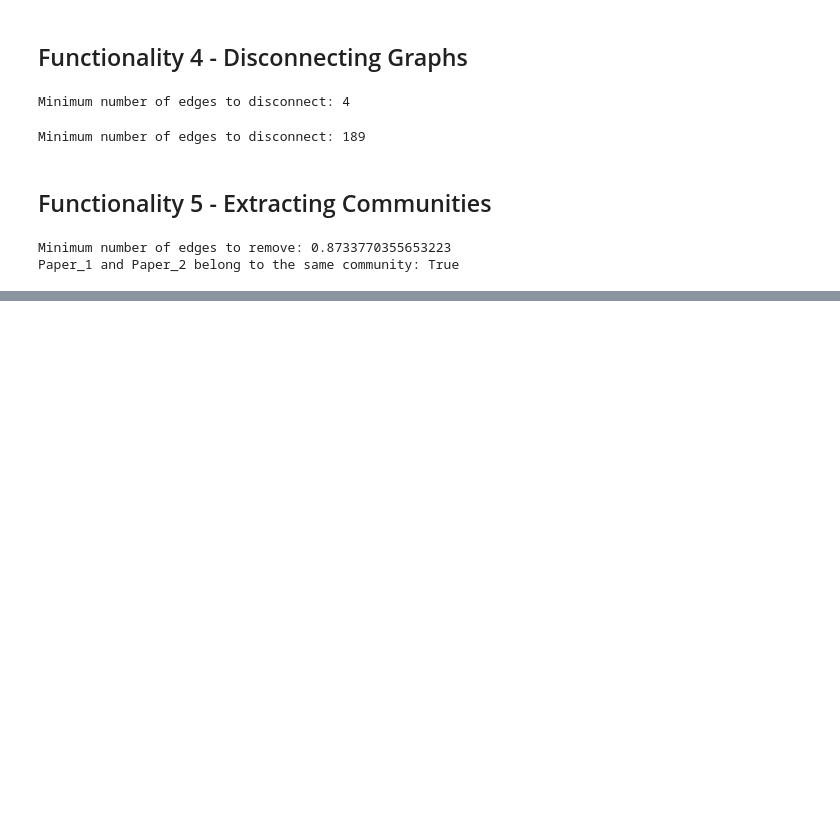
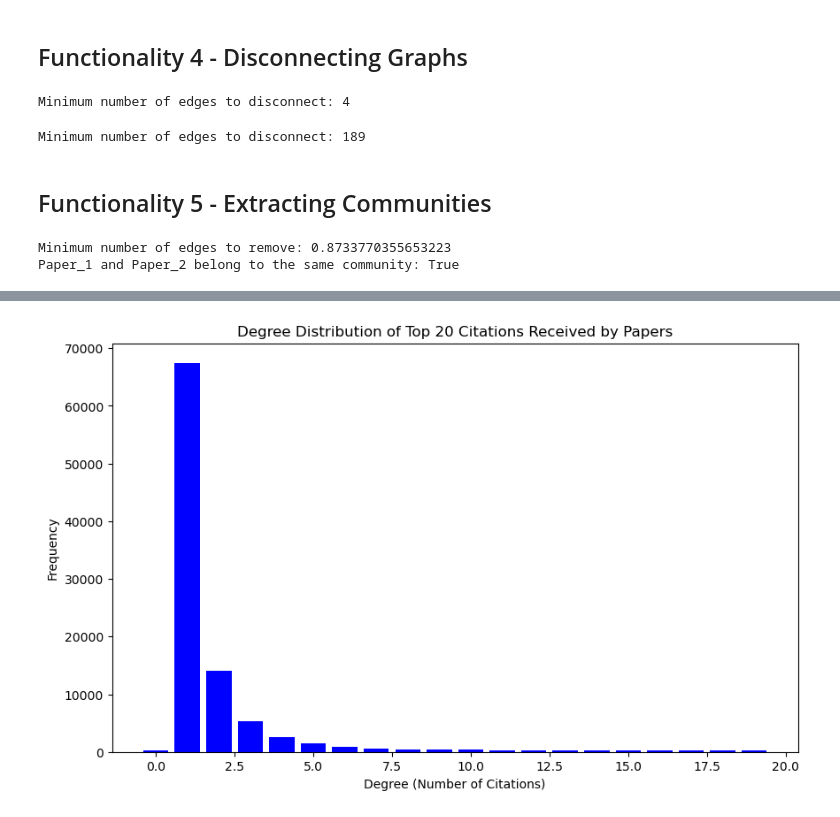
Before and after one commit to armanfeili/ADM-HW5, a Jupyter notebook: notebook 5.ipynb, the cells around one changed output, grey strips where cells are left out. Cells and saved outputs as stored; diff of their text form; code cells hidden in the pictures; blank space fills up the shorter version.

```diff
--- a/notebook 5.ipynb
+++ b/notebook 5.ipynb
@@ -591,0 +535,20 @@ Paper_1 and Paper_2 belong to the same community: True
+# %%
+# Collect information for citation_graph and collaboration_graph
+citation_info = graph_features(citation_graph, "citation")
+collaboration_info = graph_features(collaboration_graph, "collaboration")
+
+# Create a DataFrame to hold the information
+data = {
+    'Number of Nodes': [citation_info[0], collaboration_info[0]],
+    'Number of Edges': [citation_info[1], collaboration_info[1]],
+    'Density': [citation_info[2], collaboration_info[2]],
+    'Average Degree': [citation_info[3], collaboration_info[3]],
+    'Network Type': ['Dense' if citation_info[4] else 'Sparse', 'Dense' if collaboration_info[4] else 'Sparse'],
+    'Top 20 hubs': [citation_info[5][:20], collaboration_info[5][:20]]
+}
+
+feature_df = pd.DataFrame(data).T
+feature_df = feature_df.rename(columns={0: "Citation", 1:"Collaboration"})
+feature_df
+
+# citation_info[5][:20], collaboration_info[5][:20]
@@ -591,0 +563,17 @@ Paper_1 and Paper_2 belong to the same community: True
+# %%
+# Plotting top 20 degrees
+degree_dist = citation_info[2]  # Accessing degree distribution from graph features
+
+# Get degrees and frequencies for top 20 degrees
+degrees = np.arange(0, 20)
+top_degree_dist = degree_dist[:20]
+
+plt.figure(figsize=(10, 6))
+plt.bar(degrees, top_degree_dist, width=0.8, color='b')
+
+plt.title('Degree Distribution of Top 20 Citations Received by Papers')
+plt.xlabel('Degree (Number of Citations)')
+plt.ylabel('Frequency')
+plt.show()
+# %% [output]
+[figure, added]
```
Also changed, not shown: parts of 24 cells of this notebook.
